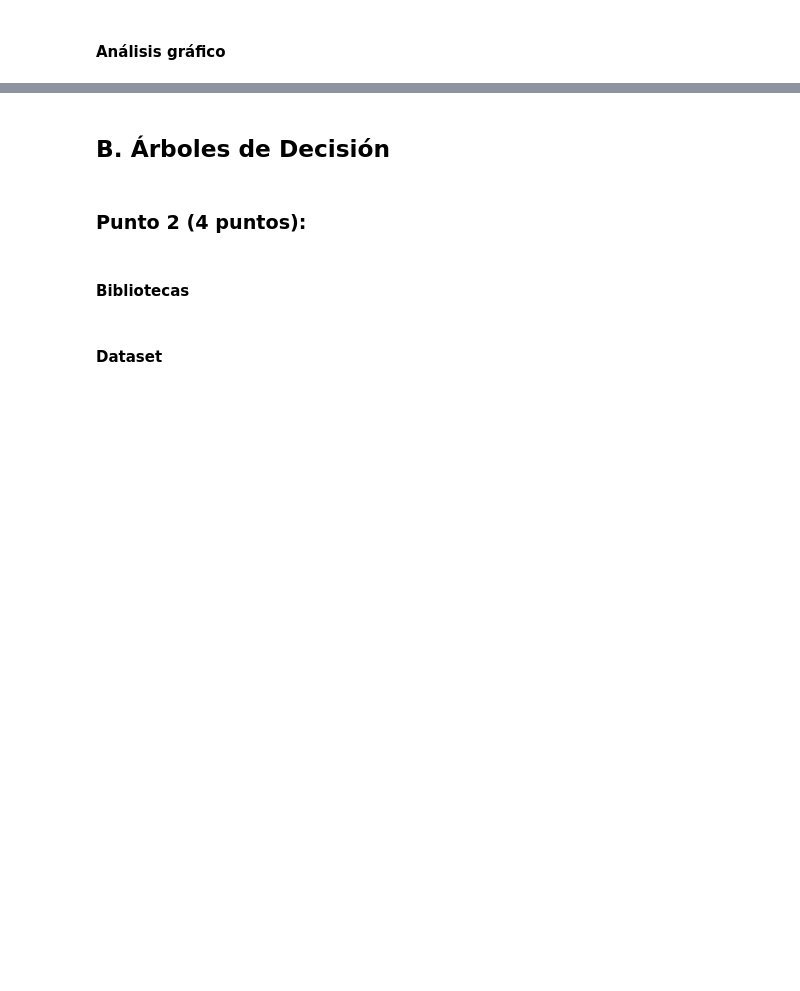
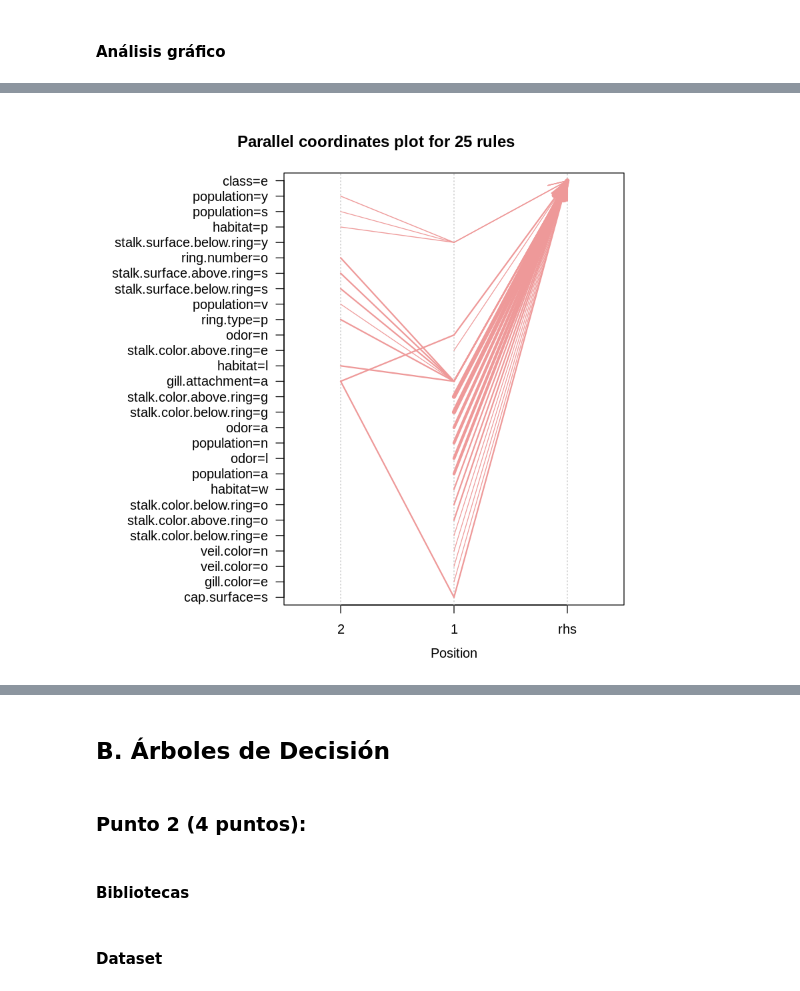
Before and after one commit to yerartdev/uc-m1966-datamining, a Jupyter notebook: d1/t1-m1966-variable-categorica.ipynb, the cells around one changed output, grey strips where cells are left out. Drawn from its saved outputs; the diff is of its cells as text; code cells hidden in the pictures; blank space fills up the shorter version.

```diff
--- a/d1/t1-m1966-variable-categorica.ipynb
+++ b/d1/t1-m1966-variable-categorica.ipynb
@@ -227,2 +743,7 @@ plot(head(rules.ap.filtered, n = 25, by ='lift'), method = 'paracoord',
+# %%
+plot(head(rules.ap.class.edible, n = 25, by ='lift'), method = 'paracoord',
+     control = list(reorder = TRUE))
+# %% [output]
+[figure, added]
 # %%
 plot(head(rules.ap.filtered, n = 25, by = 'confidence'), method="graph")
```
Also changed, not shown: parts of 76 cells of this notebook.
